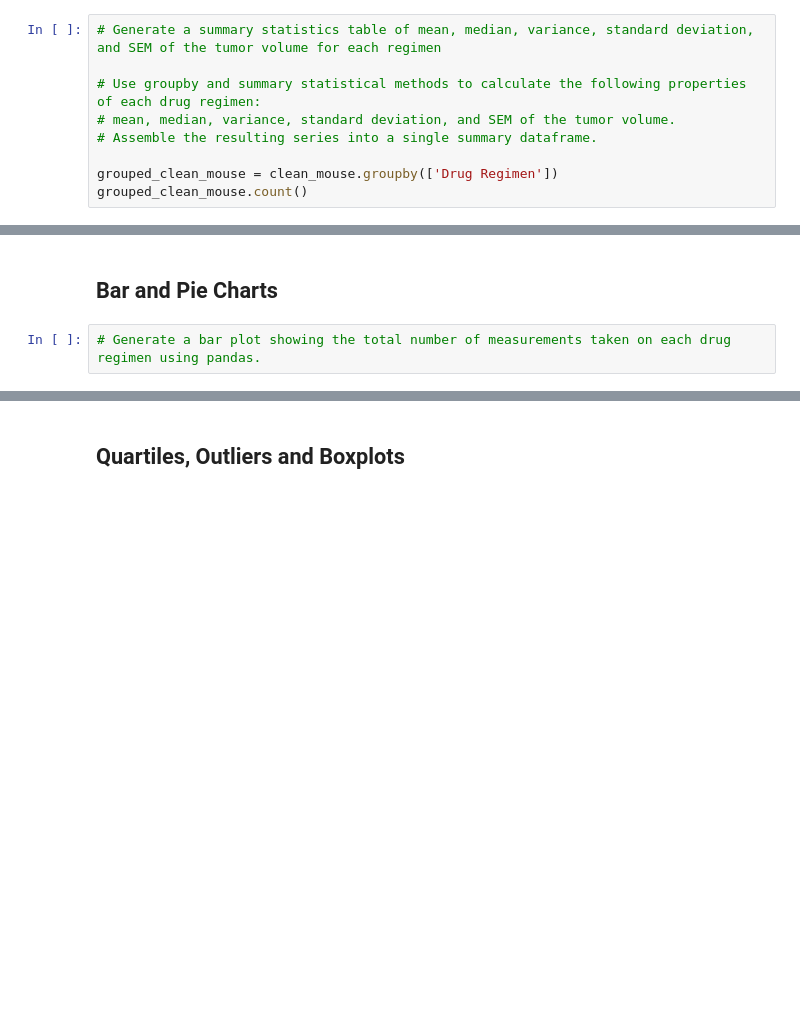
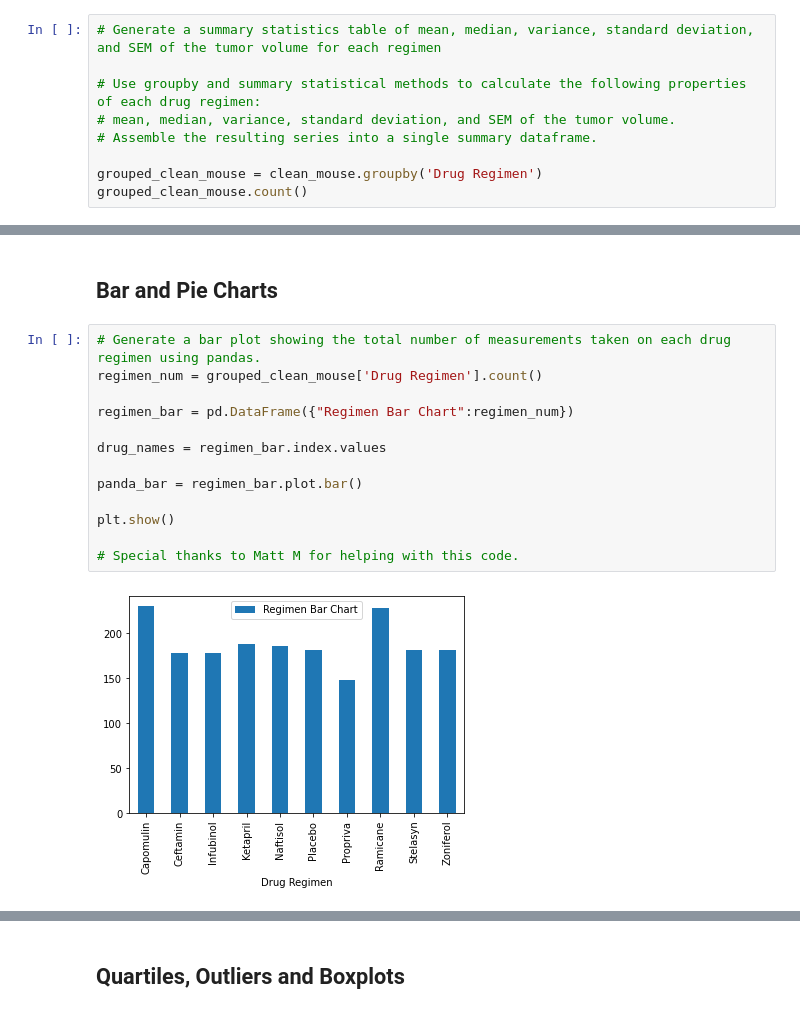
Before and after one commit to David-Lucey/Matplotlib-challenge, a Jupyter notebook: Pymaceuticals/pymaceuticals_starter.ipynb, the cells around one changed output, grey strips where cells are left out. Saved outputs shown, nothing was run; the diff lists cells and outputs as text; blank space fills up the shorter version.

Commit message:
finished final homework, was able to get help from Matt M to be able to complete this

```diff
--- a/Pymaceuticals/pymaceuticals_starter.ipynb
+++ b/Pymaceuticals/pymaceuticals_starter.ipynb
@@ -98,7 +104,7 @@ Name: Drug Regimen, Length: 1880, dtype: object>
 # mean, median, variance, standard deviation, and SEM of the tumor volume.
 # Assemble the resulting series into a single summary dataframe.
 
-grouped_clean_mouse = clean_mouse.groupby(['Drug Regimen'])
+grouped_clean_mouse = clean_mouse.groupby('Drug Regimen')
 grouped_clean_mouse.count()
 # %% [output]
 |  | Mouse ID | Sex | Age_months | Weight (g) | Timepoint | Tumor Volume (mm3) | Metastatic Sites |
@@ -164,5 +170,18 @@ dtype: float64
 ## Bar and Pie Charts
 # %%
 # Generate a bar plot showing the total number of measurements taken on each drug regimen using pandas.
+regimen_num = grouped_clean_mouse['Drug Regimen'].count()
+
+regimen_bar = pd.DataFrame({"Regimen Bar Chart":regimen_num})
+
+drug_names = regimen_bar.index.values
+
+panda_bar = regimen_bar.plot.bar()
+
+plt.show()
+
+# Special thanks to Matt M for helping with this code.
+# %% [output]
+[figure, added]
 # %%
 # Generate a bar plot showing the total number of measurements taken on each drug regimen using pyplot.
```
Also changed, not shown: parts of 25 cells of this notebook.
